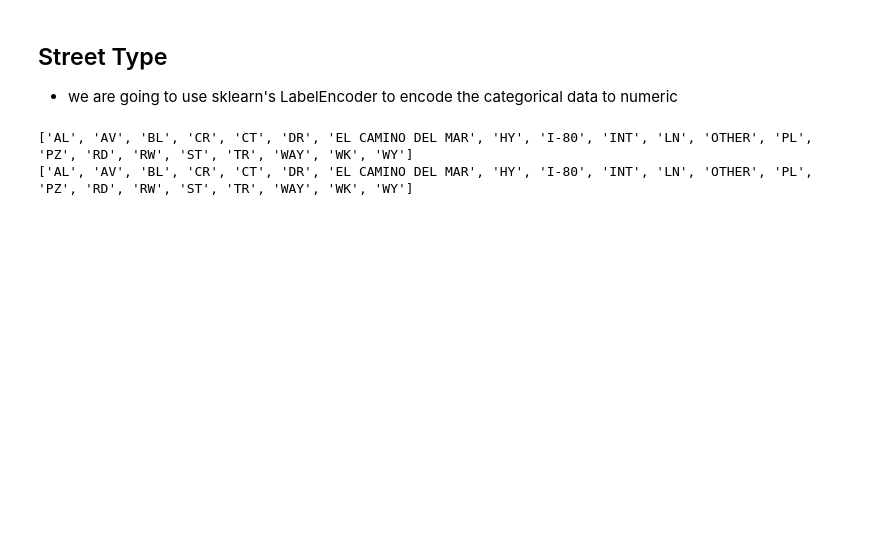
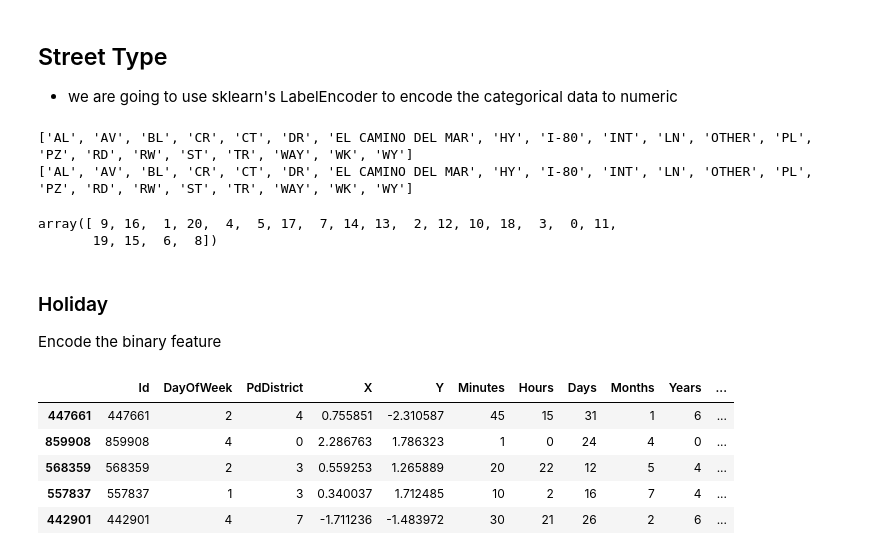
Before and after one commit to mj-awad17/Data_Analystics-Projects, a Jupyter notebook: sf-crime/sf-crime-prediction.ipynb, the cells around one changed output. Saved outputs shown, nothing was run; the diff lists cells and outputs as text; code cells hidden in the pictures; blank space fills up the shorter version.

```diff
--- a/sf-crime/sf-crime-prediction.ipynb
+++ b/sf-crime/sf-crime-prediction.ipynb
@@ -471,6 +477,10 @@ from pandas.tseries.holiday import USFederalHolidayCalendar as calendar
 cal = calendar()
 holidays = cal.holidays(start=train['Dates'].min(), end=train['Dates'].max())
 train['Holiday'] = train['Dates'].dt.date.astype('datetime64[ns]').isin(holidays)
+# Test set
+cal = calendar()
+holidays = cal.holidays(start=test['Dates'].min(), end=test['Dates'].max())
+test['Holiday'] = test['Dates'].dt.date.astype('datetime64[ns]').isin(holidays)
 # %%
 print("Train:", len(train[train['Holiday'] == True]))
 # print("Test:", len(test[test['Holiday'] == True]))
@@ -900,3 +963,20 @@ for dataset in data:
 # %% [output]
 ['AL', 'AV', 'BL', 'CR', 'CT', 'DR', 'EL CAMINO DEL MAR', 'HY', 'I-80', 'INT', 'LN', 'OTHER', 'PL', 'PZ', 'RD', 'RW', 'ST', 'TR', 'WAY', 'WK', 'WY']
 ['AL', 'AV', 'BL', 'CR', 'CT', 'DR', 'EL CAMINO DEL MAR', 'HY', 'I-80', 'INT', 'LN', 'OTHER', 'PL', 'PZ', 'RD', 'RW', 'ST', 'TR', 'WAY', 'WK', 'WY']
+# %%
+train['StreetType'].unique()
+# %% [output]
+array([ 9, 16,  1, 20,  4,  5, 17,  7, 14, 13,  2, 12, 10, 18,  3,  0, 11,
+       19, 15,  6,  8])
+# %% [markdown]
+### Holiday
+Encode the binary feature
+# %%
+test.sample(5)
+# %% [output]
+|  | Id | DayOfWeek | PdDistrict | X | Y | Minutes | Hours | Days | Months | Years | ... |
+| 447661 | 447661 | 2 | 4 | 0.755851 | -2.310587 | 45 | 15 | 31 | 1 | 6 | ... |
+| 859908 | 859908 | 4 | 0 | 2.286763 | 1.786323 | 1 | 0 | 24 | 4 | 0 | ... |
+| 568359 | 568359 | 2 | 3 | 0.559253 | 1.265889 | 20 | 22 | 12 | 5 | 4 | ... |
+| 557837 | 557837 | 1 | 3 | 0.340037 | 1.712485 | 10 | 2 | 16 | 7 | 4 | ... |
+| 442901 | 442901 | 4 | 7 | -1.711236 | -1.483972 | 30 | 21 | 26 | 2 | 6 | ... |
```
Also changed, not shown: parts of 35 cells of this notebook.
